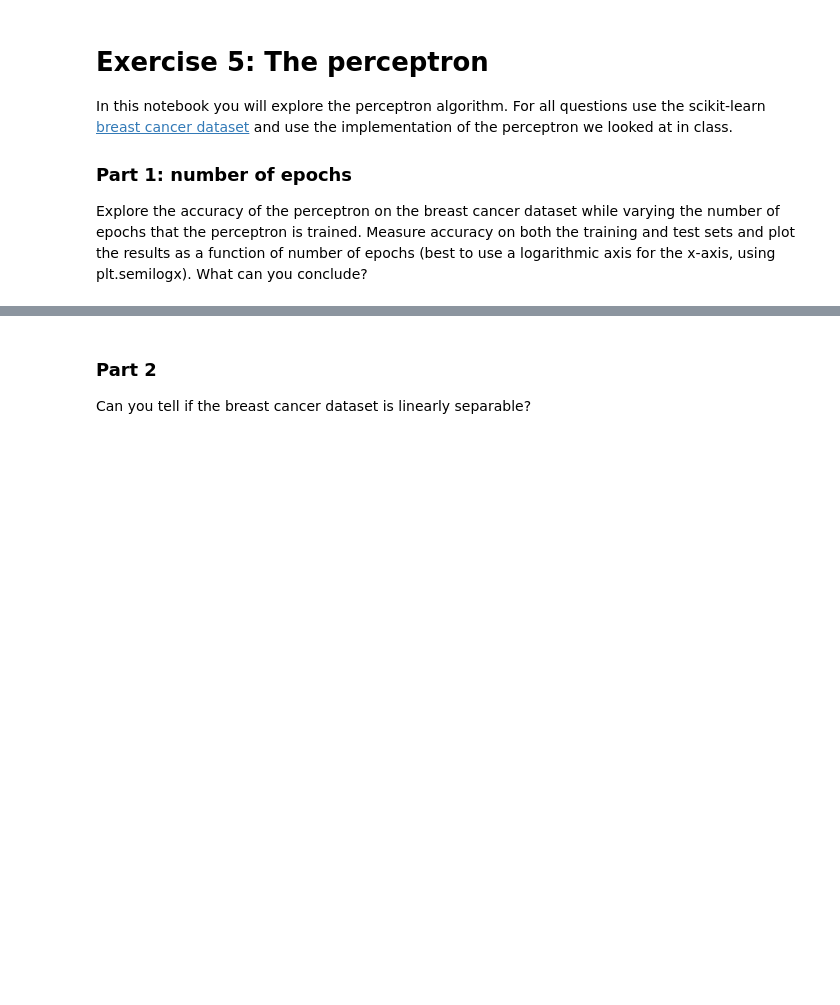
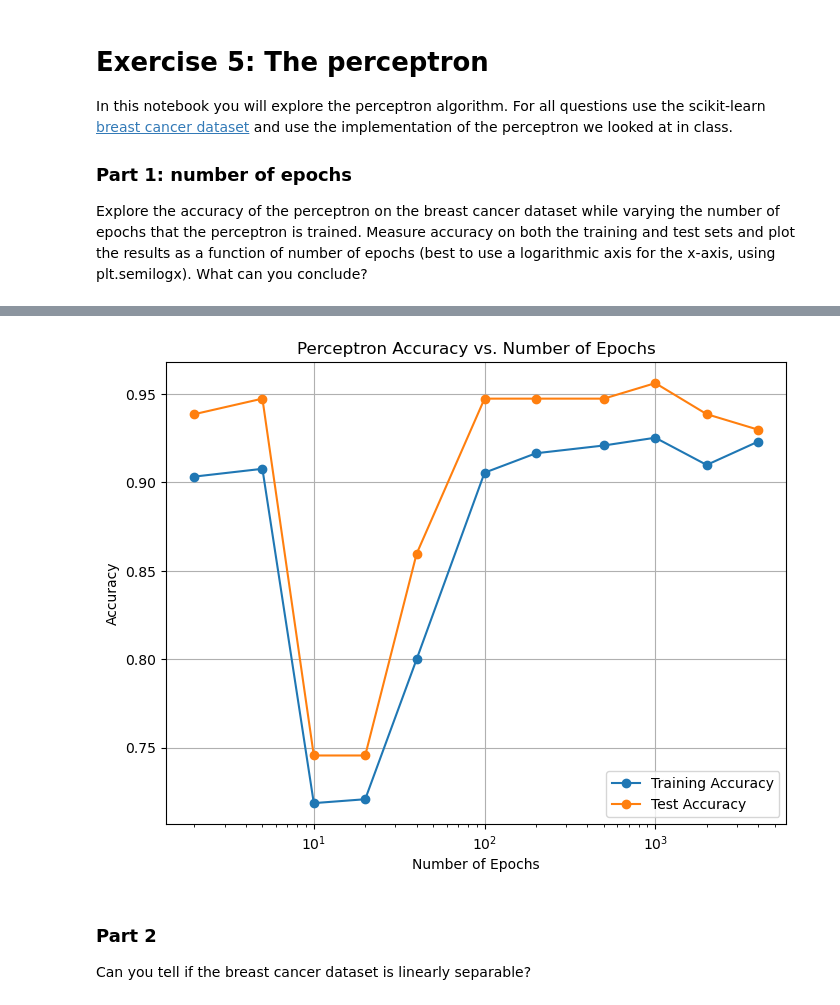
Before and after one commit to CHABITBlunk/cs345, a Jupyter notebook: homework/exercise_05_perceptron.ipynb, the cells around one changed output, grey strips where cells are left out. Drawn from its saved outputs; the diff is of its cells as text; code cells hidden in the pictures; blank space fills up the shorter version.

```diff
--- a/homework/exercise_05_perceptron.ipynb
+++ b/homework/exercise_05_perceptron.ipynb
@@ -10,9 +12,85 @@ Explore the accuracy of the perceptron on the breast cancer dataset while varyin
 # %%
+import numpy as np
+import matplotlib.pyplot as plt
 from sklearn.datasets import load_breast_cancer
-import matplotlib.pyplot as plt
-import numpy as np
+from sklearn.model_selection import train_test_split
+from sklearn.metrics import accuracy_score
+
+class perceptron:
+
+    def __init__(self, iterations=100, learning_rate=0.2,
+                 plot_data=False, random_w=False, seed=42):
+        self.iterations = iterations
+        self.learning_rate = learning_rate
+        self.plot_data = plot_data
+        self.random_w = random_w
+        self.seed = seed
+
+    def fit(self, X, y):
+        if self.random_w:
+            rng = np.random.default_rng(self.seed)
+            self.w = rng.uniform(-1 , 1, len(X[0]))
+        else:
+            self.w = np.zeros(len(X[0]))
+        self.wold = self.w
+        converged = False
+        iteration = 0
+        while not converged and iteration <= self.iterations:
+            converged = True
+            for i in range(len(X)):
+                if y[i] * self.decision_function(X[i]) <= 0:
+                    self.wold = self.w
+                    self.w = self.w + y[i] * self.learning_rate * X[i]
+                    converged = False
+            iteration += 1
+        self.converged = converged
+        if converged:
+            print(f'Converged in {iteration} iterations')
+
+    def decision_function(self, x):
+        return np.dot(x, self.w)
+
+    def predict(self, X):
+        scores = np.dot(X, self.w)
+        return np.sign(scores)
+
+data = load_breast_cancer()
+X = data.data
+y = data.target
+
+y = np.where(y == 0, -1, 1)
+
+X_train, X_test, y_train, y_test = train_test_split(X, y, test_size=0.2, random_state=42)
+
 num_epochs = [2, 5, 10, 20, 40, 100, 200, 500, 1000, 2000, 4000]
-data = load_breast_cancer()
+
+train_accuracies = []
+test_accuracies = []
+
+for num_epoch in num_epochs:
+    model = perceptron(iterations=num_epoch)
+    model.fit(X_train, y_train)
+
+    train_pred = model.predict(X_train)
+    test_pred = model.predict(X_test)
+
+    train_accuracy = accuracy_score(y_train, train_pred)
+    test_accuracy = accuracy_score(y_test, test_pred)
+
+    train_accuracies.append(train_accuracy)
+    test_accuracies.append(test_accuracy)
+
+plt.figure(figsize=(8, 6))
+plt.semilogx(num_epochs, train_accuracies, label='Training Accuracy', marker='o')
+plt.semilogx(num_epochs, test_accuracies, label='Test Accuracy', marker='o')
+plt.xlabel('Number of Epochs')
+plt.ylabel('Accuracy')
+plt.title('Perceptron Accuracy vs. Number of Epochs')
+plt.legend()
+plt.grid(True)
+plt.show()
+# %% [output]
+[figure, added]
 # %% [markdown]
 ### Part 2
 
```
Also changed, not shown: parts of 4 cells of this notebook.
